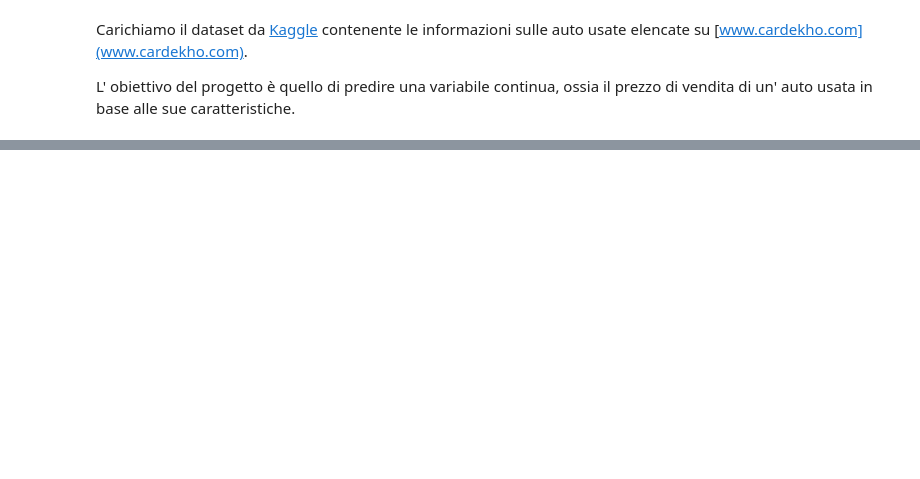
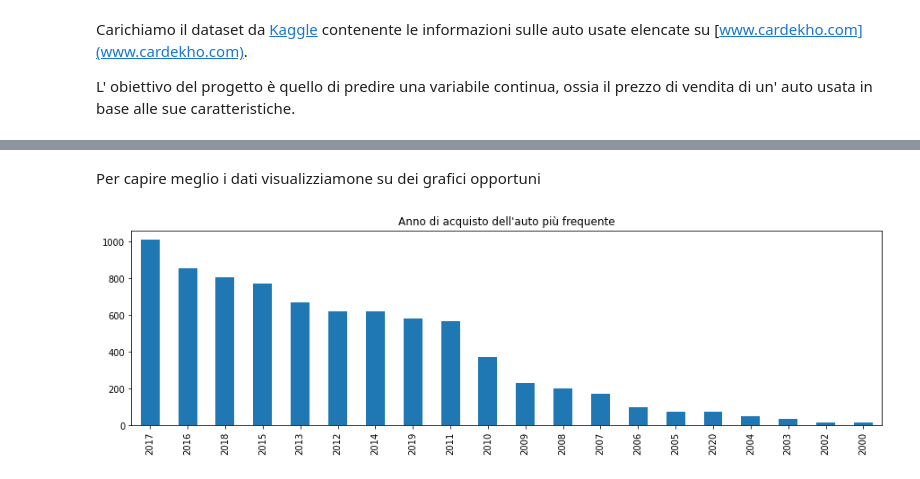
Before and after one commit to MariaMengozzi/esameDI, a Jupyter notebook: Progetto_esame_DI.ipynb, the cells around one changed output, grey strips where cells are left out. Drawn from its saved outputs; the diff is of its cells as text; code cells hidden in the pictures; blank space fills up the shorter version.

```diff
--- a/Progetto_esame_DI.ipynb
+++ b/Progetto_esame_DI.ipynb
@@ -45,0 +198,4 @@ with open(file_name) as dataFile:
+# %%
+data.dropna(inplace=True)
+#verifichiamo che siano stati rimossi
+data.isnull().sum()
@@ -45,0 +241,7 @@ with open(file_name) as dataFile:
+# %%
+data.mileage = data.mileage.str.replace(' kmpl','')
+data.mileage = data.mileage.str.replace(' km/kg','')
+data.engine = data.engine.str.replace(' CC','')
+data.max_power = data.max_power.str.replace(' bhp','')
+#per la coppia motore estraiamo il primo valore numerico
+data['torque'] = data.torque.str.extract('(\d+[.\d]*)')
@@ -45,0 +257,8 @@ with open(file_name) as dataFile:
+# %%
+#convertiamo ora i dati da oggetto al tipo numerico più opportuno
+data['mileage'] = data.mileage.astype(float)
+data['engine'] = data.engine.astype(int)
+data['max_power'] = data.max_power.astype(float)
+data['torque'] = data.torque.astype(float)
+# poichè i posti in auto non possono essere valori floating point li convertiamo ad intero
+data['seats'] = data.seats.astype(int)
@@ -45,0 +326,4 @@ with open(file_name) as dataFile:
+# %%
+current_year = 2021
+years_driven = 2021 - data['year']
+data['years_driven'] = years_driven
@@ -45,0 +339,7 @@ with open(file_name) as dataFile:
+# %% [markdown]
+Per capire meglio i dati visualizziamone su dei grafici opportuni
+# %%
+data['year'].value_counts()[:20].plot.bar(figsize=(15, 4));
+plt.axes().set_title("Anno di acquisto dell'auto più frequente");
+# %% [output]
+[figure, added]
```
Also changed, not shown: parts of 117 cells of this notebook.
